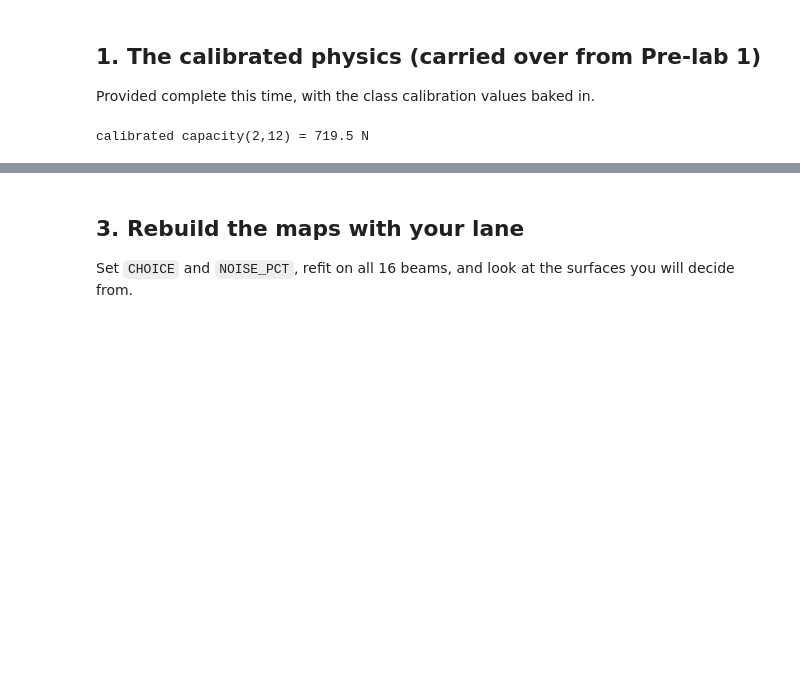
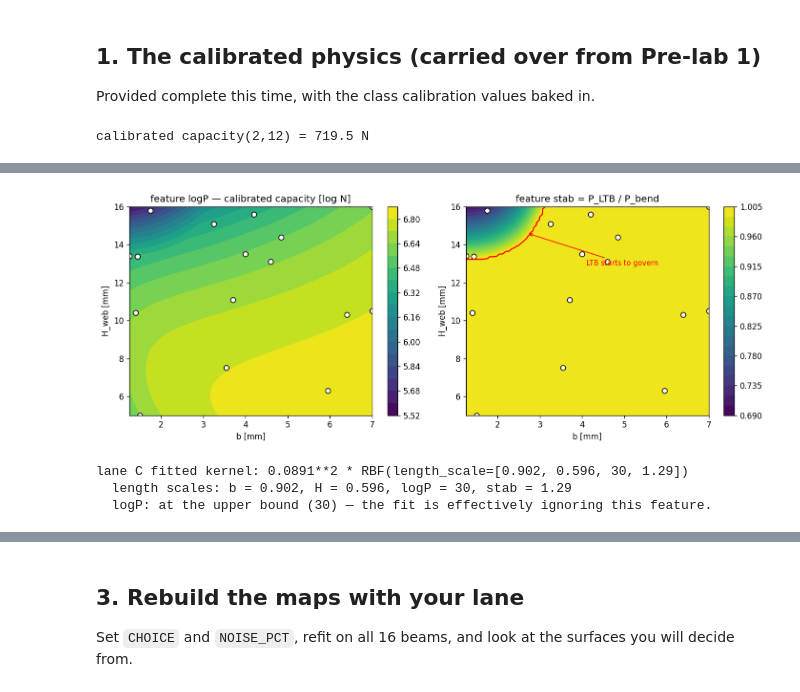
Before and after one commit to andrewvoss8-boop/core-me-data-science-activities-public, a Jupyter notebook: me323/Module1_drafts/ME323_Module1_Submission1_Design_KEY.ipynb, the cells around one changed output, grey strips where cells are left out. Drawn from its saved outputs; the diff is of its cells as text; code cells hidden in the pictures; blank space fills up the shorter version.

```diff
--- a/me323/Module1_drafts/ME323_Module1_Submission1_Design_KEY.ipynb
+++ b/me323/Module1_drafts/ME323_Module1_Submission1_Design_KEY.ipynb
@@ -195,0 +360,31 @@ If your numbers are far off, check your work or talk to a TA.
+# %%
+bgF = np.linspace(1.25, 7.0, 80); HgF = np.linspace(5.0, 16.0, 80)
+BBF, HHF = np.meshgrid(bgF, HgF)
+Fq = build_feats(BBF.ravel(), HHF.ravel(), ("b", "H", "logP", "stab"))
+LOGP, STAB = Fq[:, 2].reshape(BBF.shape), Fq[:, 3].reshape(BBF.shape)
+
+fig, ax = plt.subplots(1, 2, figsize=(12, 4.6))
+for a, Z, t in [(ax[0], LOGP, "feature logP — calibrated capacity [log N]"),
+                (ax[1], STAB, "feature stab = P_LTB / P_bend")]:
+    cf = a.contourf(BBF, HHF, Z, levels=20); fig.colorbar(cf, ax=a)
+    a.scatter(df.b, df.H, c="w", edgecolor="k", s=40)
+    a.set_xlabel("b [mm]"); a.set_ylabel("H_web [mm]"); a.set_title(t)
+ax[1].contour(BBF, HHF, STAB, levels=[0.999], colors="red", linewidths=1.5)
+ax[1].annotate("LTB starts to govern", xy=(2.7, 14.6), xytext=(4.1, 12.9),
+               color="red", fontsize=9,
+               arrowprops=dict(arrowstyle="->", color="red"))
+plt.tight_layout(); plt.show()
+
+gpC, fmuC, fsdC, ymC, cfgC = fit_lane(df, "C features")
+ls = np.atleast_1d(gpC.kernel_.k2.length_scale)
+print("lane C fitted kernel:", gpC.kernel_)
+print("  length scales:", ", ".join(f"{n} = {v:.3g}" for n, v in zip(cfgC["feats"], ls)))
+switched_off = [n for n, v in zip(cfgC["feats"], ls) if v >= 29.9]
+if switched_off:
+    print(f"  {', '.join(switched_off)}: at the upper bound (30) — the fit is"
+          " effectively ignoring this feature.")
+# %% [output]
+[figure, added]
+lane C fitted kernel: 0.0891**2 * RBF(length_scale=[0.902, 0.596, 30, 1.29])
+  length scales: b = 0.902, H = 0.596, logP = 30, stab = 1.29
+  logP: at the upper bound (30) — the fit is effectively ignoring this feature.
```
Also changed, not shown: parts of 10 cells of this notebook, 2 other files.
